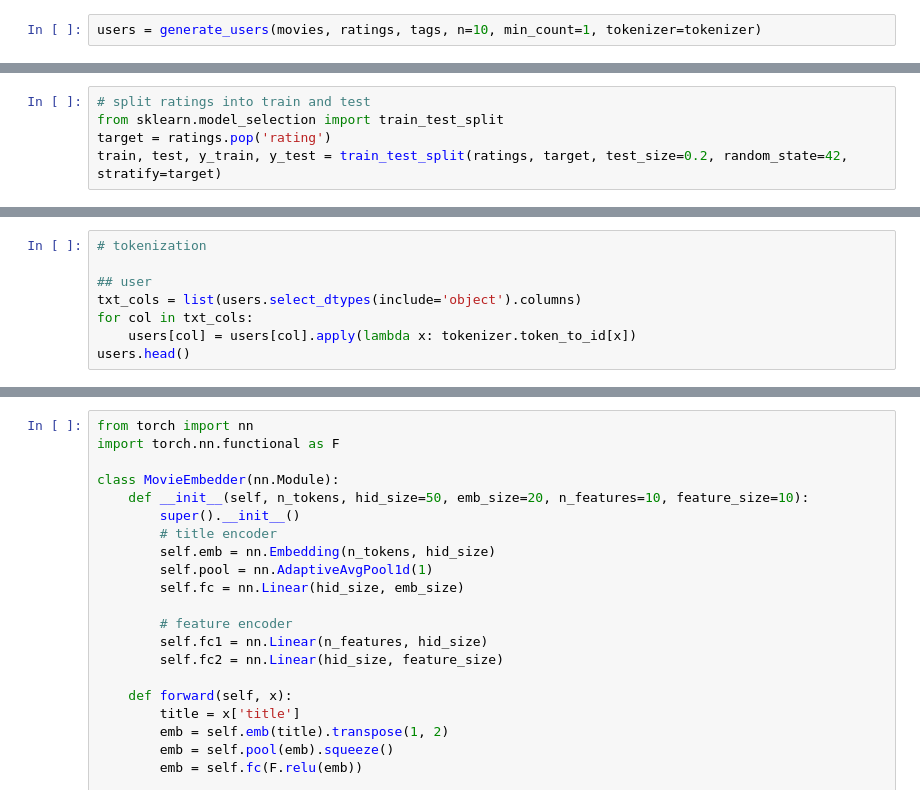
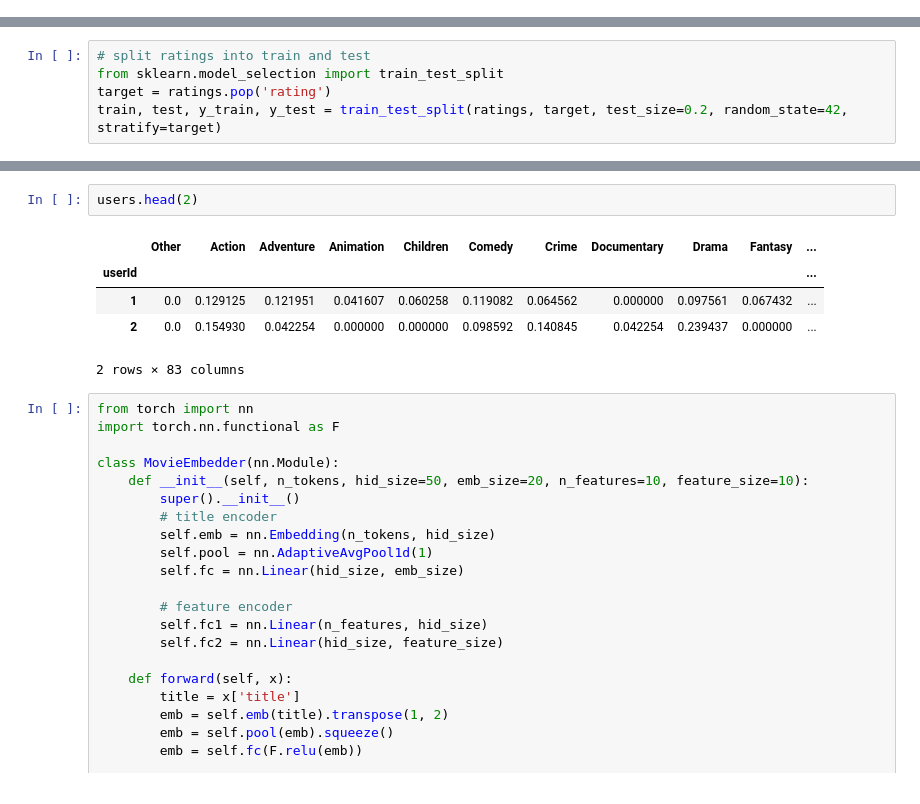
Before and after one commit to RodionfromHSE/Movies-RecSys, a Jupyter notebook: train_small.ipynb, the cells around one changed output, grey strips where cells are left out. Cells and saved outputs as stored; diff of their text form.

```diff
--- a/train_small.ipynb
+++ b/train_small.ipynb
@@ -60,2 +48,0 @@ movies.head()
-# %%
-users = generate_users(movies, ratings, tags, n=10, min_count=1, tokenizer=tokenizer)
@@ -246,8 +398,0 @@ Name: 104211, dtype: object]]
-# %%
-# tokenization
-
-## user
-txt_cols = list(users.select_dtypes(include='object').columns)
-for col in txt_cols:
-    users[col] = users[col].apply(lambda x: tokenizer.token_to_id[x])
-users.head()
@@ -279,3 +418,11 @@ movies.head()
+# %%
+users.head(2)
+# %% [output]
+|  | Other | Action | Adventure | Animation | Children | Comedy | Crime | Documentary | Drama | Fantasy | ... |
+| userId |  |  |  |  |  |  |  |  |  |  | ... |
+| 1 | 0.0 | 0.129125 | 0.121951 | 0.041607 | 0.060258 | 0.119082 | 0.064562 | 0.000000 | 0.097561 | 0.067432 | ... |
+| 2 | 0.0 | 0.154930 | 0.042254 | 0.000000 | 0.000000 | 0.098592 | 0.140845 | 0.042254 | 0.239437 | 0.000000 | ... |
+2 rows × 83 columns
 # %%
 from torch import nn
 import torch.nn.functional as F
```
Also changed, not shown: parts of 31 cells of this notebook, 2 other files.
